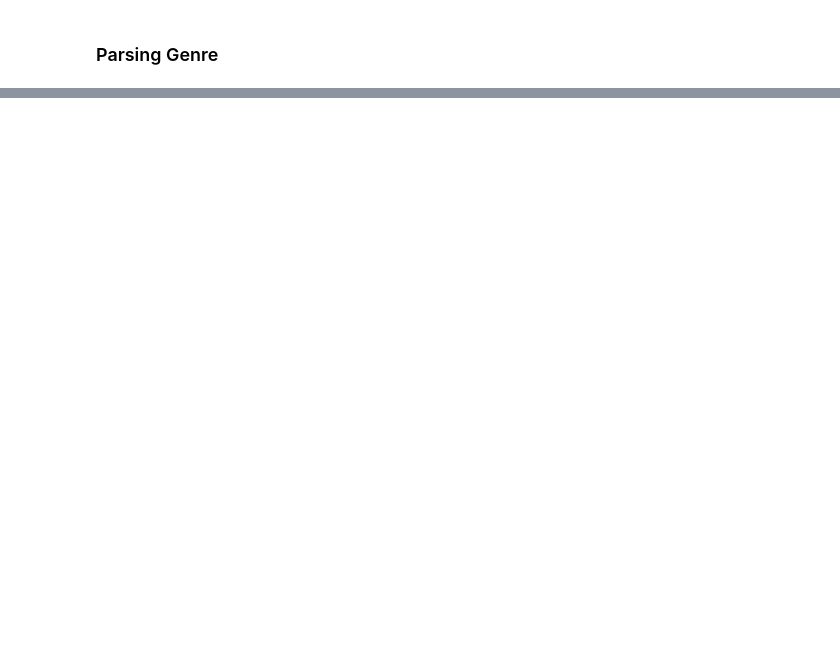
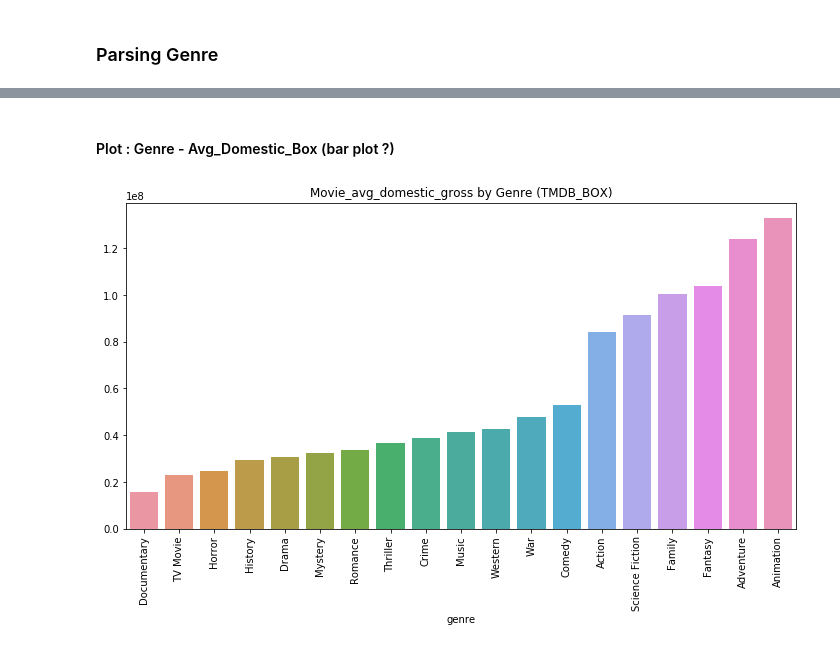
Before and after one commit to nateej1/Movie-Industry-Analysis-Exercise, a Jupyter notebook: TL-4-tmdb_box_Genre.ipynb, the cells around one changed output, grey strips where cells are left out. Saved outputs shown, nothing was run; the diff lists cells and outputs as text; code cells hidden in the pictures; blank space fills up the shorter version.

```diff
--- a/TL-4-tmdb_box_Genre.ipynb
+++ b/TL-4-tmdb_box_Genre.ipynb
@@ -26,0 +78,32 @@ tmdb_box.head()
+# %%
+# mapping genres_id to genre
+tmdb_genres=[{'id': 28, 'name': 'Action'},
+            {'id': 12, 'name': 'Adventure'},
+            {'id': 16, 'name': 'Animation'},
+            {'id': 35, 'name': 'Comedy'},
+            {'id': 80, 'name': 'Crime'},
+            {'id': 99, 'name': 'Documentary'},
+            {'id': 18, 'name': 'Drama'},
+            {'id': 10751, 'name': 'Family'},
+            {'id': 14, 'name': 'Fantasy'},
+            {'id': 36, 'name': 'History'},
+            {'id': 27, 'name': 'Horror'},
+            {'id': 10402, 'name': 'Music'},
+            {'id': 9648, 'name': 'Mystery'},
+            {'id': 10749, 'name': 'Romance'},
+            {'id': 878, 'name': 'Science Fiction'},
+            {'id': 10770, 'name': 'TV Movie'},
+            {'id': 53, 'name': 'Thriller'},
+            {'id': 10752, 'name': 'War'},
+            {'id': 37, 'name': 'Western'}]
+# %%
+# create a dict with {id_value1:genre1, id_value2:genre2} from tmdb_genres
+genre_dict = {}
+for pair in tmdb_genres:
+    genre_dict[pair['id']] = pair['name']
+
+# 'genre' col has dtype (O), convert to int
+tmdb_box_genre['genre'] = tmdb_box_genre['genre'].astype(int)
+
+# map genre_id to genre
+tmdb_box_genre['genre'] = tmdb_box_genre['genre'].map(genre_dict)
@@ -26,0 +134,3 @@ tmdb_box.head()
+# %%
+genre_group = tmdb_box_genre.groupby('genre')
+genre_group.count().head()
@@ -26,0 +155,14 @@ tmdb_box.head()
+# %% [markdown]
+#### Plot : Genre - Avg_Domestic_Box (bar plot ?)
+# %%
+fig, ax = plt.subplots(figsize = (12,6))
+#data
+data = genre_group.mean().sort_values('domestic_gross_x')['domestic_gross_x']
+#sns
+sns.barplot(ax = ax,
+            x = data.index,
+            y = data.values)
+plt.xticks(rotation='vertical')
+plt.title('Movie_avg_domestic_gross by Genre (TMDB_BOX)');
+# %% [output]
+[figure, added]
```
Also changed, not shown: parts of 18 cells of this notebook, 1 other file.
